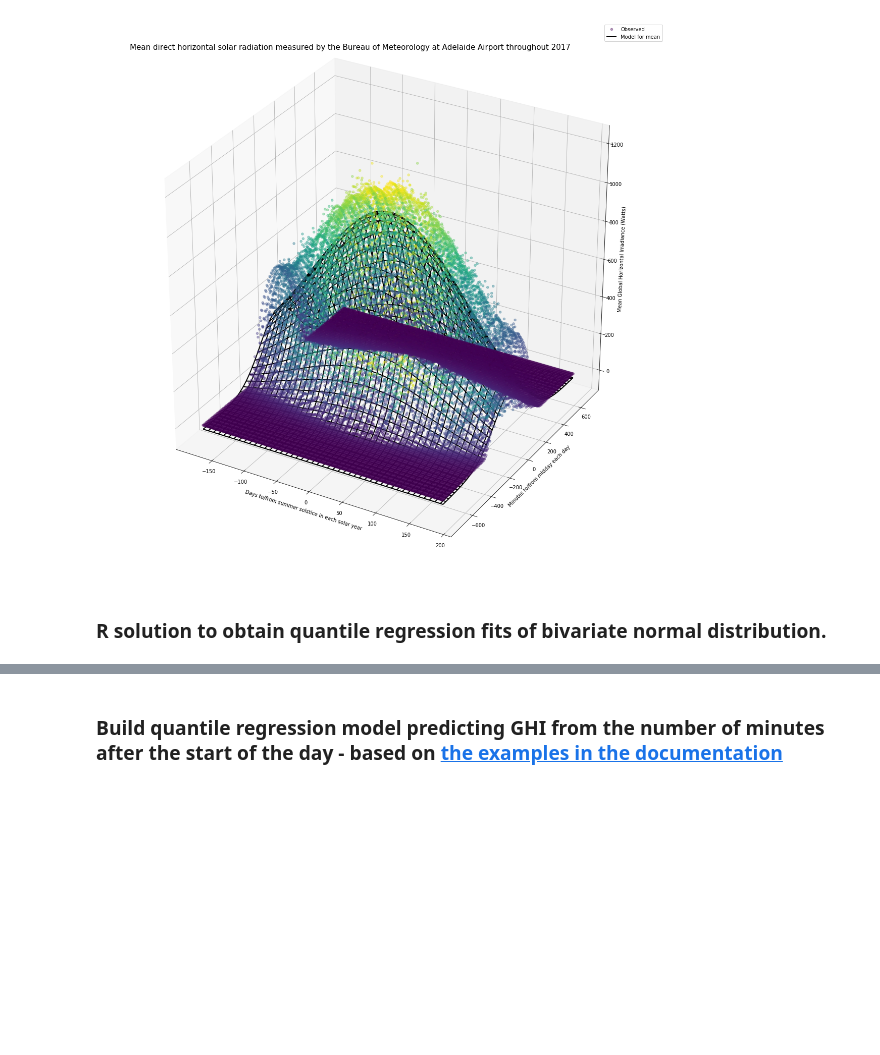
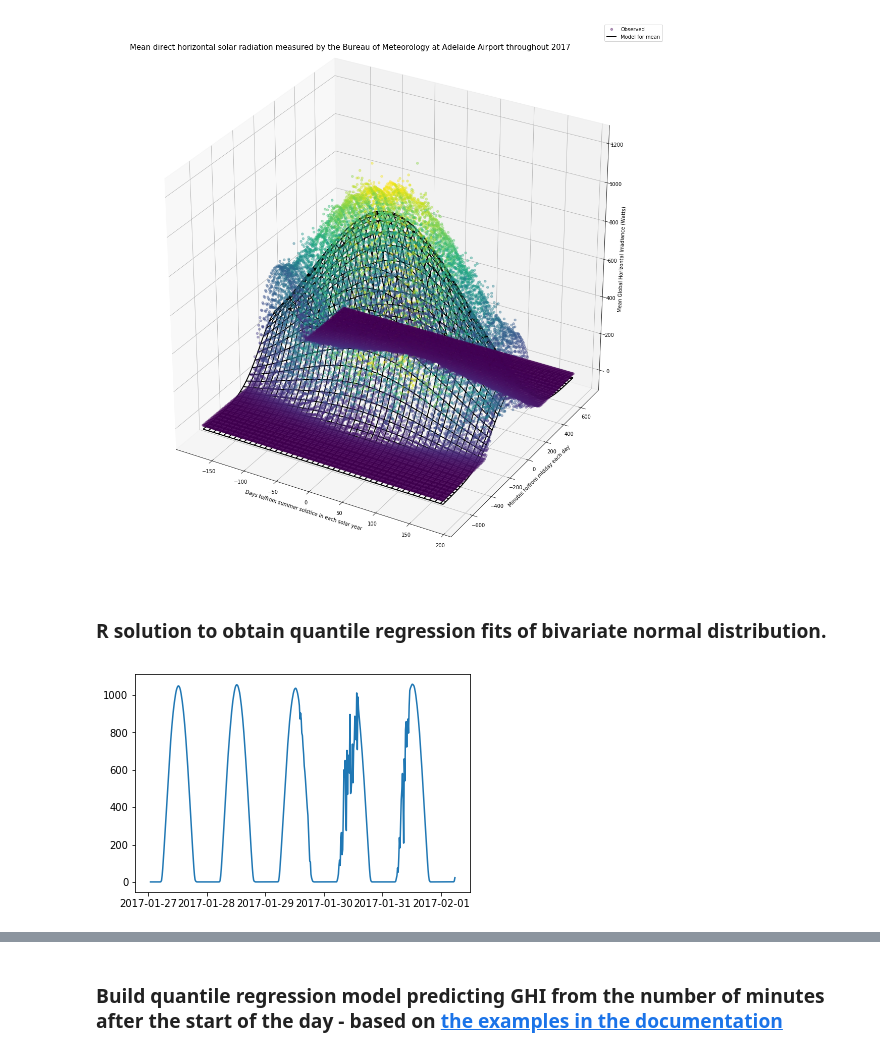
Before and after one commit to MSAmit/Capstone-project, a Jupyter notebook: Normalise_using_clear_sky_model.ipynb, the cells around one changed output, grey strips where cells are left out. Saved outputs shown, nothing was run; the diff lists cells and outputs as text; code cells hidden in the pictures; blank space fills up the shorter version.

```diff
--- a/Normalise_using_clear_sky_model.ipynb
+++ b/Normalise_using_clear_sky_model.ipynb
@@ -626,0 +629,4 @@ y_hat_65 = np.array(y_hat_65)
+# %%
+plt.plot(df1.GHI[2500:3000]);
+# %% [output]
+[figure, added]
```
Also changed, not shown: parts of 10 cells of this notebook.
